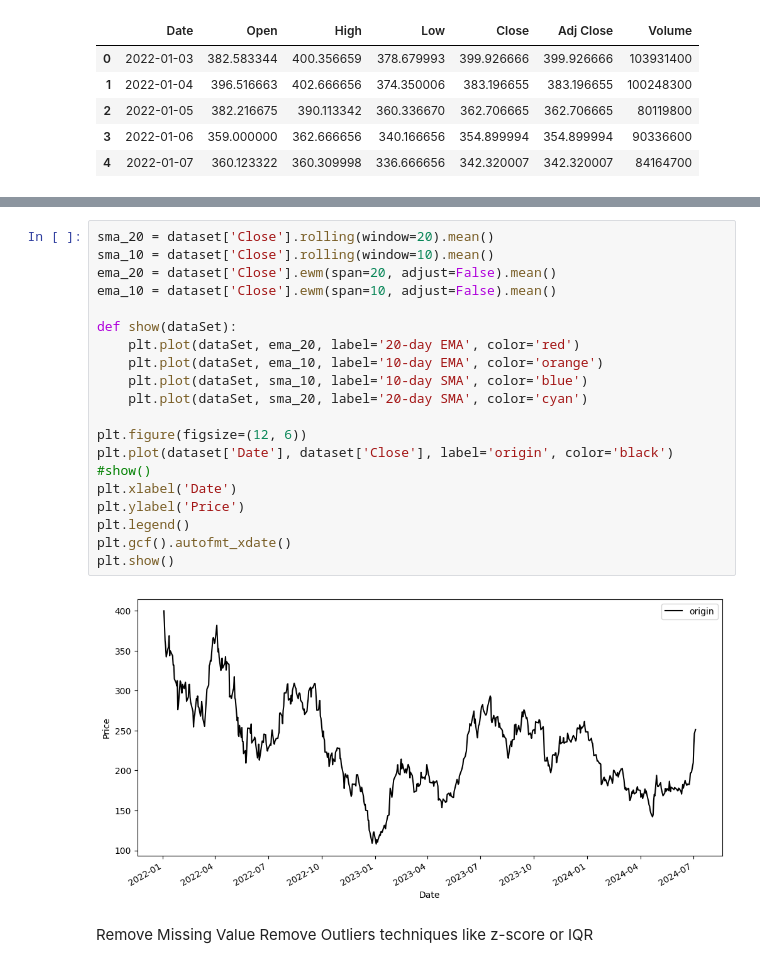
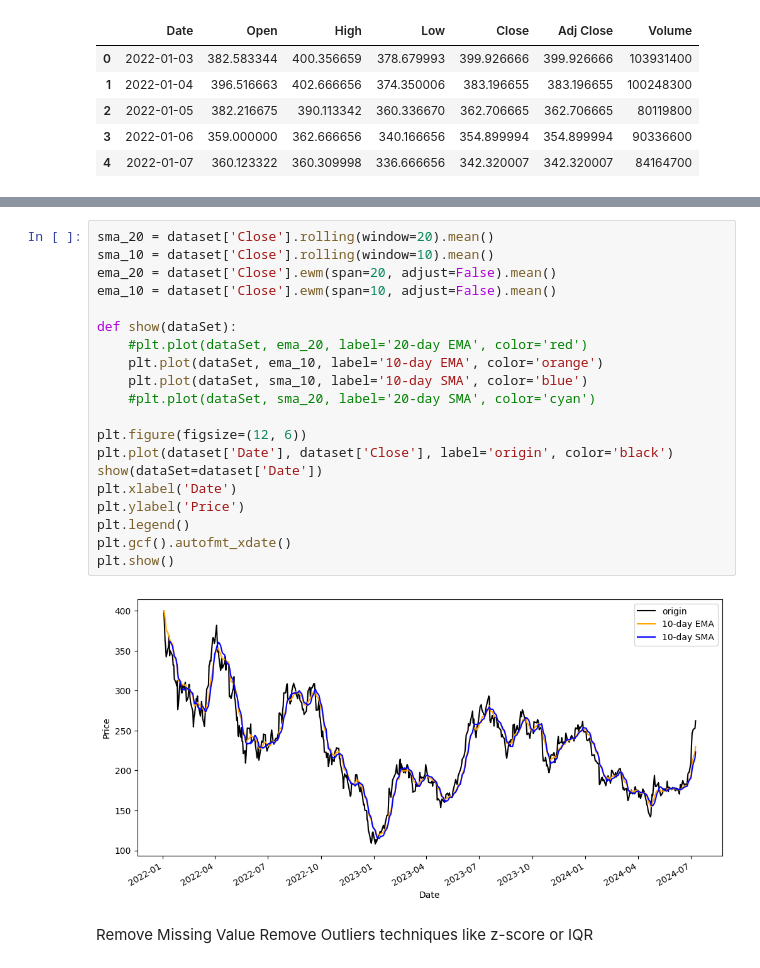
Before and after one commit to porchportal/stock-market-prediction-by--multi-Task-learning, a Jupyter notebook: VScodeML@2/data/Data&Normalize.ipynb, the cells around one changed output, grey strips where cells are left out. Saved outputs shown, nothing was run; the diff lists cells and outputs as text.

```diff
--- a/VScodeML@2/data/Data&Normalize.ipynb
+++ b/VScodeML@2/data/Data&Normalize.ipynb
@@ -47,25 +44,25 @@ memory usage: 34.5 KB
 # %%
 sma_20 = dataset['Close'].rolling(window=20).mean()
 sma_10 = dataset['Close'].rolling(window=10).mean()
 ema_20 = dataset['Close'].ewm(span=20, adjust=False).mean()
 ema_10 = dataset['Close'].ewm(span=10, adjust=False).mean()
 
 def show(dataSet):
-    plt.plot(dataSet, ema_20, label='20-day EMA', color='red')
+    #plt.plot(dataSet, ema_20, label='20-day EMA', color='red')
     plt.plot(dataSet, ema_10, label='10-day EMA', color='orange')
     plt.plot(dataSet, sma_10, label='10-day SMA', color='blue')
-    plt.plot(dataSet, sma_20, label='20-day SMA', color='cyan')
+    #plt.plot(dataSet, sma_20, label='20-day SMA', color='cyan')
 
 plt.figure(figsize=(12, 6))
 plt.plot(dataset['Date'], dataset['Close'], label='origin', color='black')
-#show()
+show(dataSet=dataset['Date'])
 plt.xlabel('Date')
 plt.ylabel('Price')
 plt.legend()
 plt.gcf().autofmt_xdate()
 plt.show()
 # %% [output]
-[figure, old version]
+[figure, new version]
 # %% [markdown]
 Remove Missing Value
 Remove Outliers techniques like z-score or IQR
```
Also changed, not shown: parts of 4 cells of this notebook, 2 other files.
